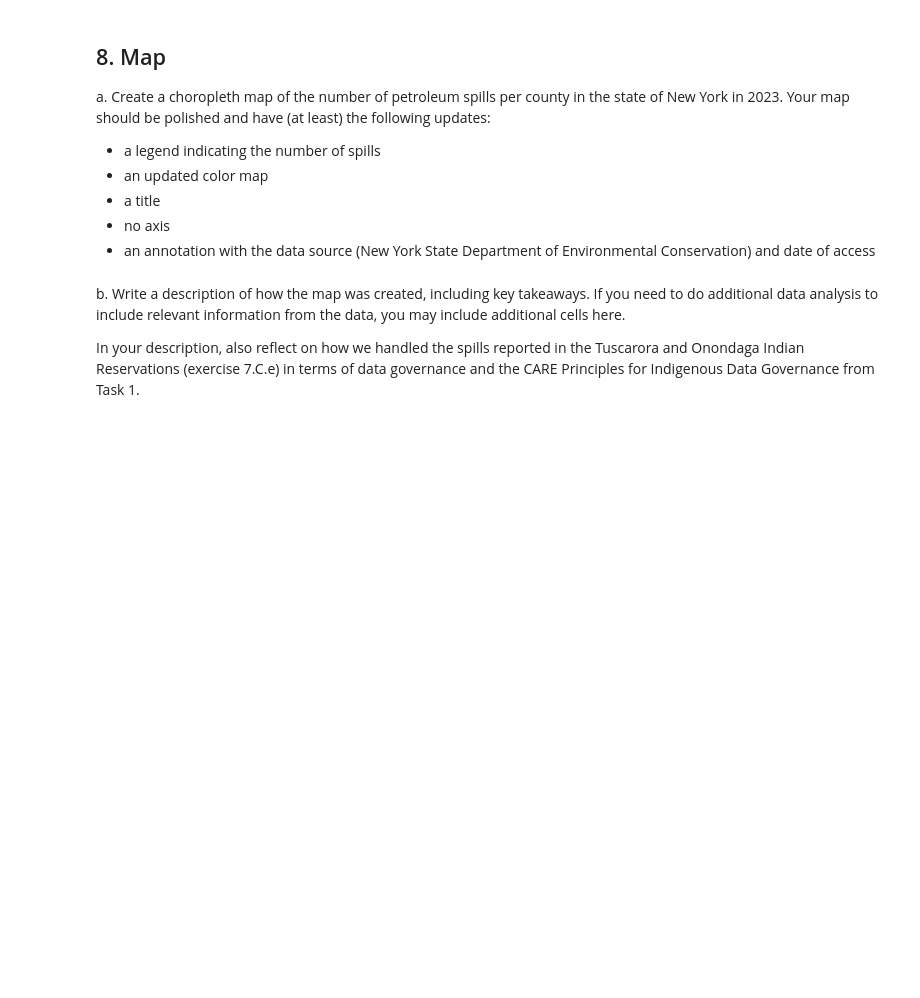
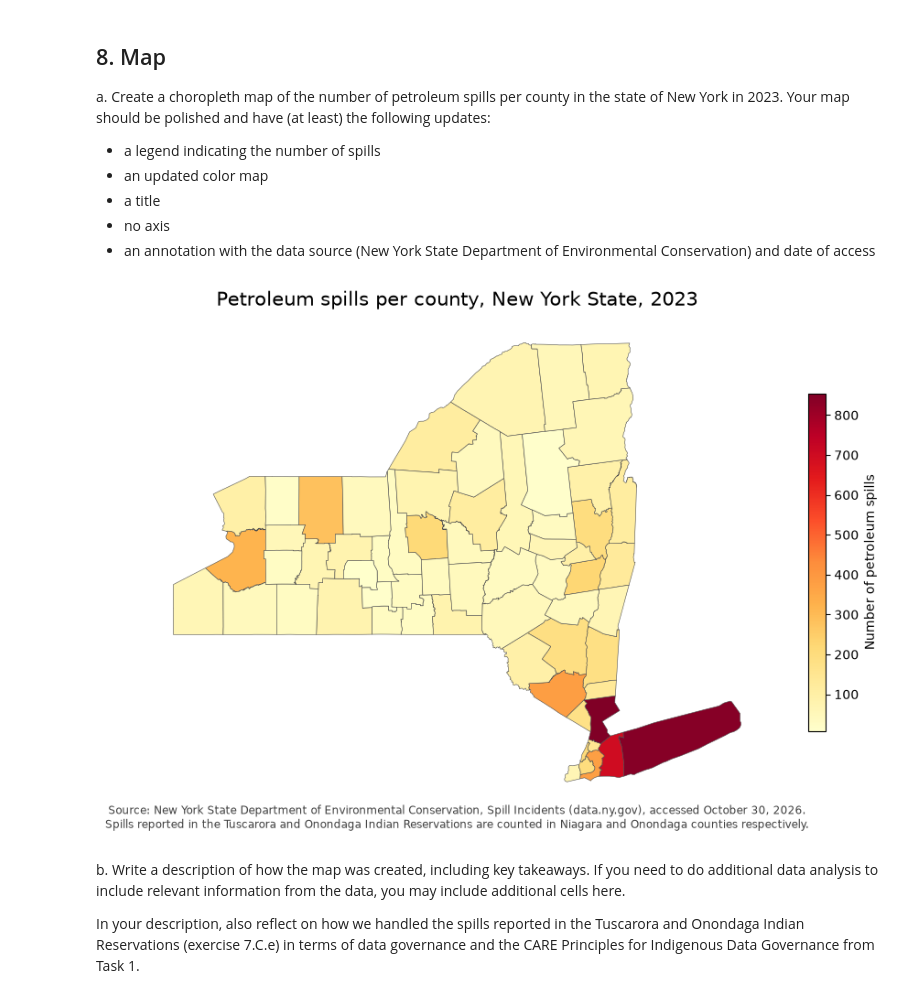
Before and after one commit to fatiqnadeem/eds220-hwk3, a Jupyter notebook: hwk3-task2-spills.ipynb, the cells around one changed output. Saved outputs shown, nothing was run; the diff lists cells and outputs as text; code cells hidden in the pictures; blank space fills up the shorter version.

```diff
--- a/hwk3-task2-spills.ipynb
+++ b/hwk3-task2-spills.ipynb
@@ -491,6 +749,27 @@ Your map should be polished and have (at least) the following updates:
 - a title
 - no axis
 - an annotation with the data source (New York State Department of Environmental Conservation) and date of access
+# %%
+fig, ax = plt.subplots(figsize=(11, 8))
+
+ny_spills.plot(column='n_spills',
+               cmap='YlOrRd',
+               edgecolor='0.3',
+               linewidth=0.4,
+               legend=True,
+               legend_kwds={'label': 'Number of petroleum spills', 'shrink': 0.6},
+               ax=ax)
+
+ax.set_title('Petroleum spills per county, New York State, 2023', fontsize=15, pad=12)
+ax.set_axis_off()
+ax.annotate('Source: New York State Department of Environmental Conservation, Spill Incidents (data.ny.gov), '
+            'accessed October 30, 2026.\nSpills reported in the Tuscarora and Onondaga Indian Reservations are '
+            'counted in Niagara and Onondaga counties respectively.',
+            xy=(0.5, 0.0), xycoords='axes fraction', ha='center', va='top', fontsize=8.5, color='0.25')
+
+plt.show()
+# %% [output]
+[figure, added]
 # %% [markdown]
 b. Write a description of how the map was created, including key takeaways. If you need to do additional data analysis to include relevant information from the data, you may include additional cells here.
 
```
Also changed, not shown: parts of 36 cells of this notebook.
